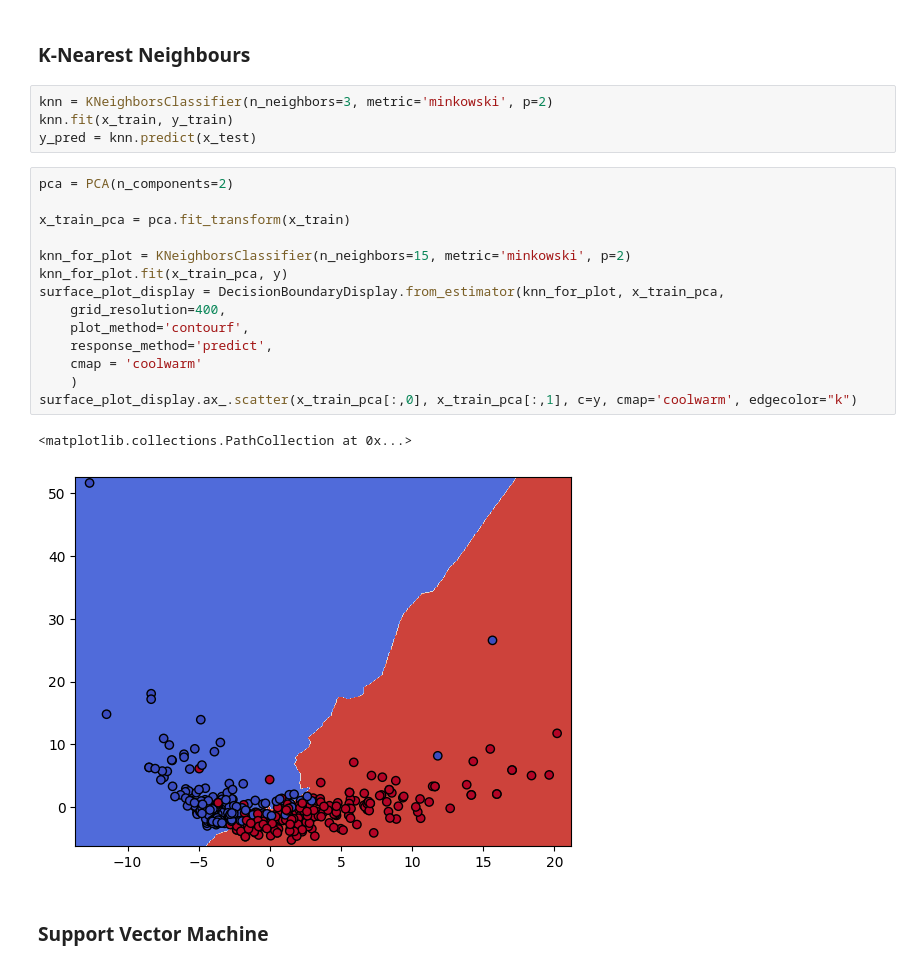
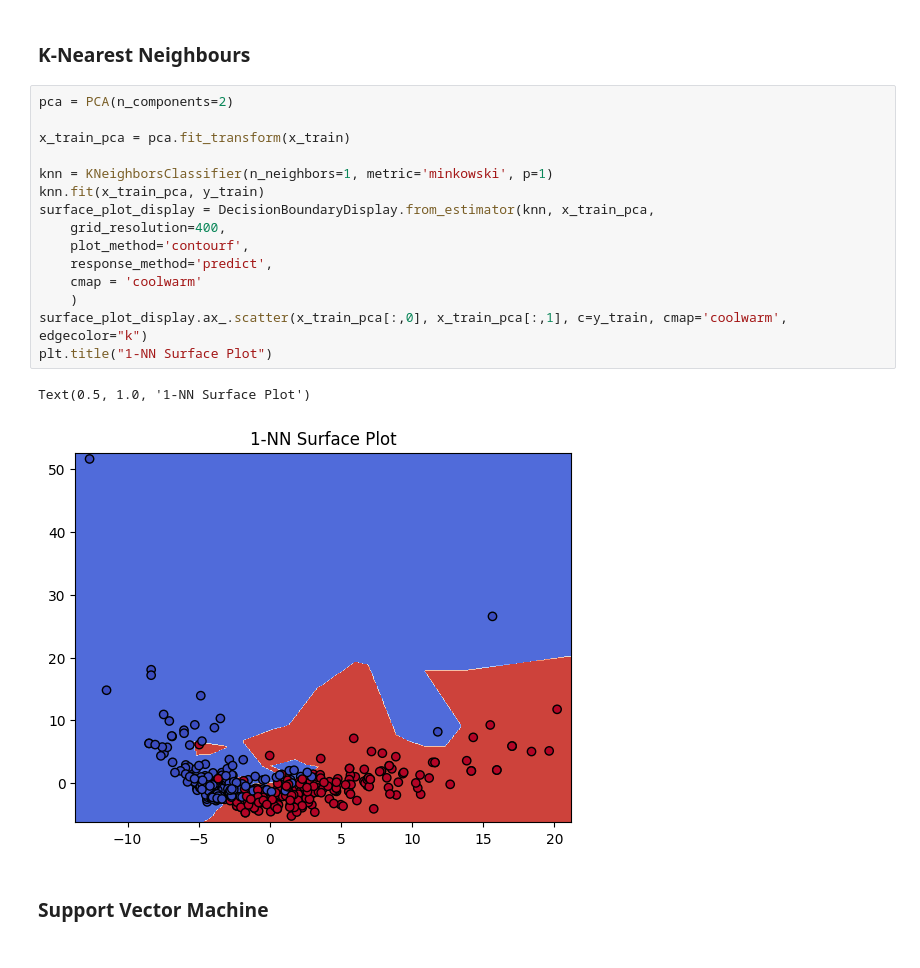
Before and after one commit to csprono/CS361-A3, a Jupyter notebook: task4.ipynb, the cells around one changed output. Saved outputs shown, nothing was run; the diff lists cells and outputs as text.

```diff
--- a/task4.ipynb
+++ b/task4.ipynb
@@ -159,27 +159,24 @@ array([['00', 'geek', 'gecad', ..., 'best', 'film', 'said'],
       dtype=object)
 # %% [markdown]
 ### K-Nearest Neighbours
-# %%
-knn = KNeighborsClassifier(n_neighbors=3, metric='minkowski', p=2)
-knn.fit(x_train, y_train)
-y_pred = knn.predict(x_test)
 # %%
 pca = PCA(n_components=2)
 
 x_train_pca = pca.fit_transform(x_train)
 
-knn_for_plot = KNeighborsClassifier(n_neighbors=15, metric='minkowski', p=2)
-knn_for_plot.fit(x_train_pca, y)
-surface_plot_display = DecisionBoundaryDisplay.from_estimator(knn_for_plot, x_train_pca,
+knn = KNeighborsClassifier(n_neighbors=1, metric='minkowski', p=1)
+knn.fit(x_train_pca, y_train)
+surface_plot_display = DecisionBoundaryDisplay.from_estimator(knn, x_train_pca,
     grid_resolution=400,
     plot_method='contourf',
     response_method='predict',
     cmap = 'coolwarm'
     )
-surface_plot_display.ax_.scatter(x_train_pca[:,0], x_train_pca[:,1], c=y, cmap='coolwarm', edgecolor="k")
+surface_plot_display.ax_.scatter(x_train_pca[:,0], x_train_pca[:,1], c=y_train, cmap='coolwarm', edgecolor="k")
+plt.title("1-NN Surface Plot")
 # %% [output]
-<matplotlib.collections.PathCollection at 0x...>
+Text(0.5, 1.0, '1-NN Surface Plot')
-[figure, old version]
+[figure, new version]
 # %% [markdown]
 ### Support Vector Machine
 # %% [markdown]
```
Also changed, not shown: parts of 1 cell of this notebook, 1 other file.
